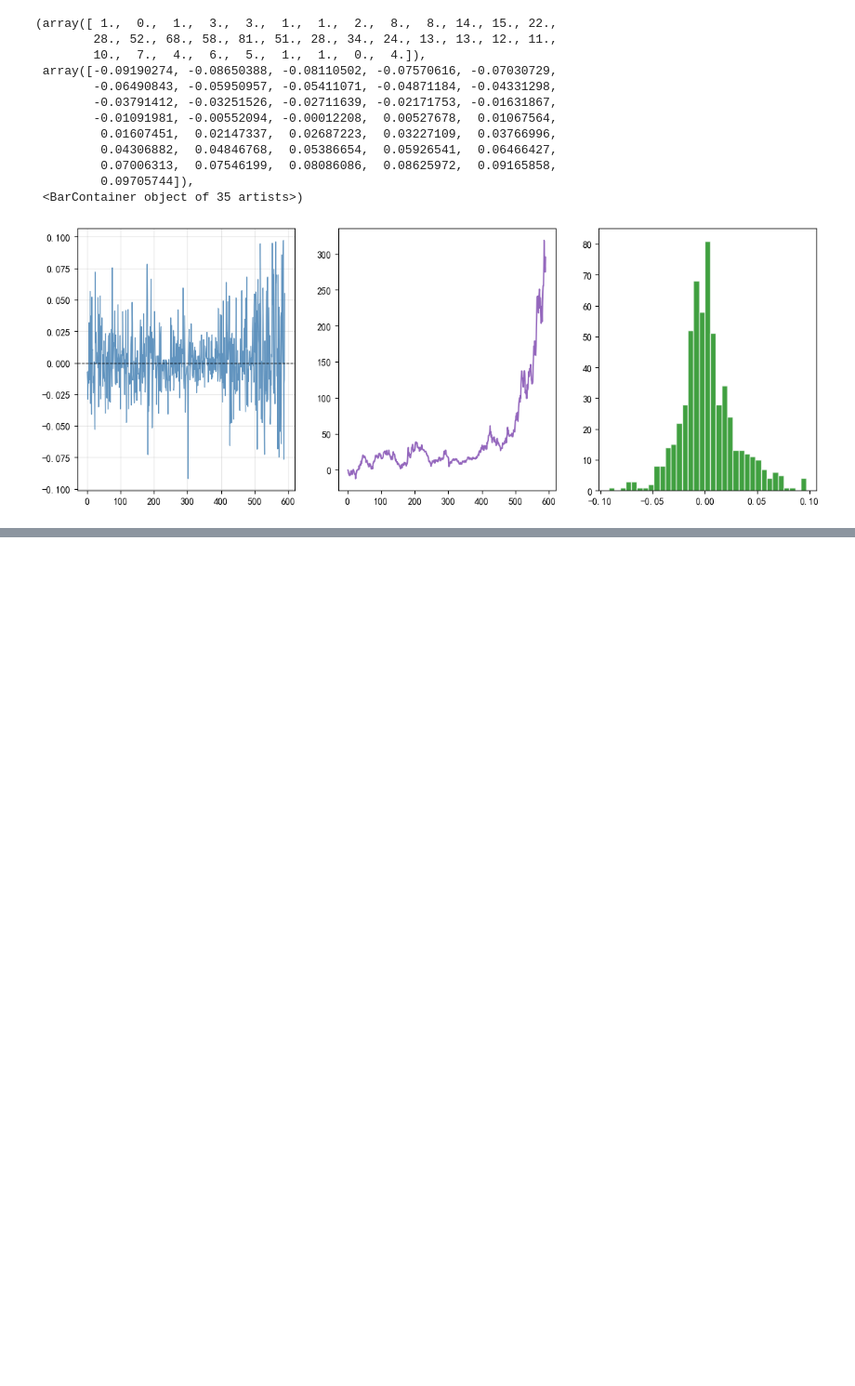
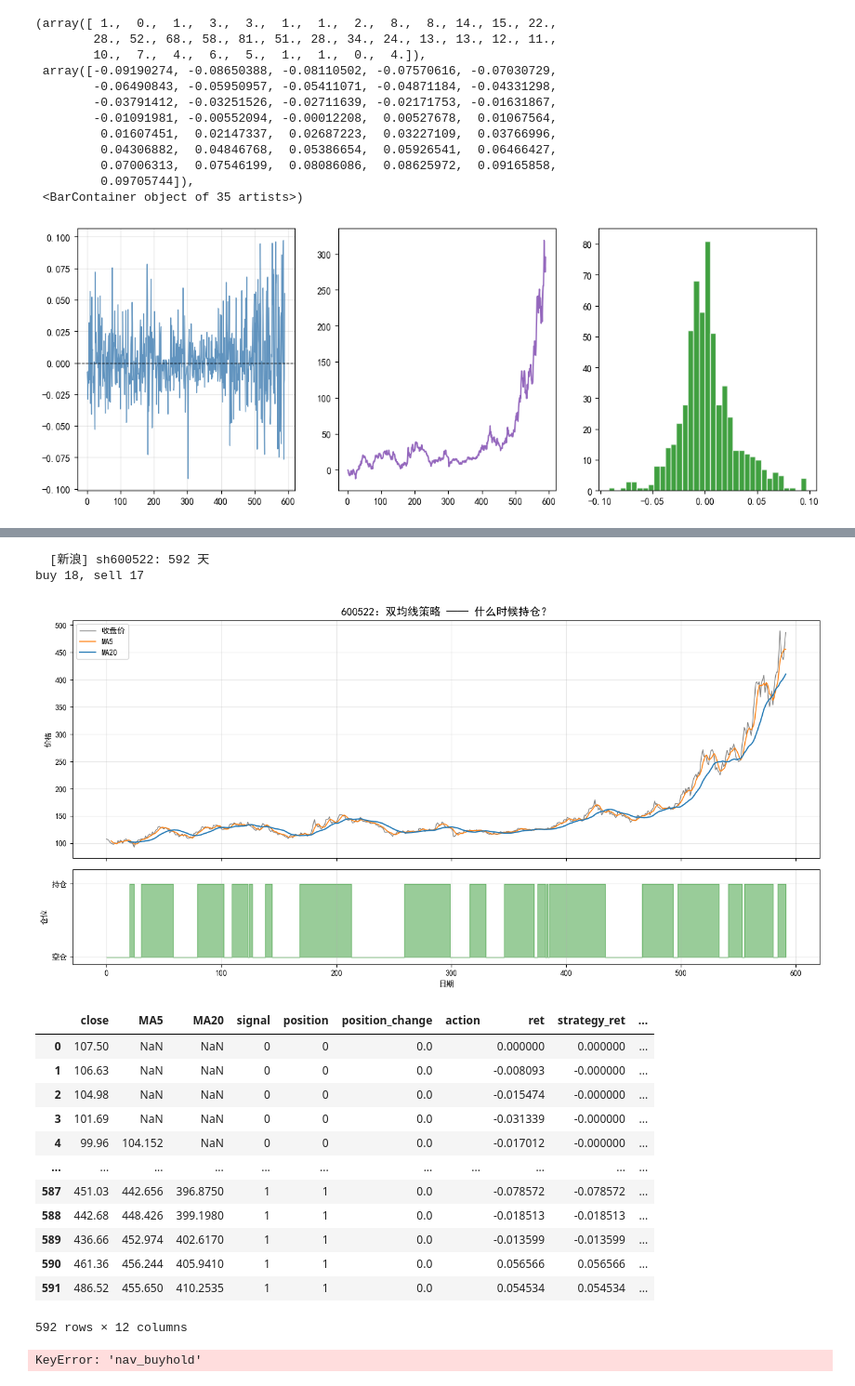
Before and after one commit to ChenxiWang-Dawn/Quant, a Jupyter notebook: notebooks/learnQuant.ipynb, the cells around one changed output, grey strips where cells are left out. Shown at 93% size. Drawn from its saved outputs; the diff is of its cells as text; code cells hidden in the pictures; blank space fills up the shorter version.

```diff
--- a/notebooks/learnQuant.ipynb
+++ b/notebooks/learnQuant.ipynb
@@ -279,0 +356,77 @@ Name: close, Length: 590, dtype: float64
+# %%
+# 4 策略回测
+TICKER = '600522'
+BENCHMARK = '399006'          # 创业板指数
+PERIOD = '2y'                 # 回测样本长度
+
+data  = get_a_stock_daily("600522","20240101","20260616", adjust="hfq")
+df = data[['close']].dropna().copy()
+
+df.columns = ['close']
+df['MA5']=df['close'].rolling(5).mean()
+df['MA20']=df['close'].rolling(20).mean()
+df['signal']=(df['MA5']>df['MA20']).astype(int)
+
+df['position']=df['signal'].shift(1).fillna(0).astype(int)
+
+df['position_change']=df['position'].diff().fillna(0)
+df['action']=''
+df.loc[df['position_change']>0,'action']='buy'
+df.loc[df['position_change']<0,'action']='sell'
+print(f'buy {(df["action"]=="buy").sum()}, sell {(df["action"]=="sell").sum()}')
+
+fig, axes = plt.subplots(2, 1, figsize=(14, 7), sharex=True,
+                         gridspec_kw={'height_ratios': [2.5, 1]})
+
+axes[0].plot(df.index, df['close'], color='gray', linewidth=1, label='收盘价')
+axes[0].plot(df.index, df['MA5'], color='tab:orange', linewidth=1.2, label='MA5')
+axes[0].plot(df.index, df['MA20'], color='tab:blue', linewidth=1.5, label='MA20')
+axes[0].set_ylabel('价格')
+axes[0].set_title(f'{TICKER}：双均线策略 —— 什么时候持仓？', fontsize=14)
+axes[0].legend(loc='upper left')
+axes[0].grid(True, alpha=0.3)
+
+axes[1].fill_between(df.index, 0, df['position'], step='post', alpha=0.4, color='green')
+axes[1].set_ylim(-0.1, 1.2)
+axes[1].set_yticks([0, 1])
+axes[1].set_yticklabels(['空仓', '持仓'])
+axes[1].set_xlabel('日期')
+axes[1].set_ylabel('仓位')
+axes[1].grid(True, alpha=0.3)
+
+plt.tight_layout()
+plt.show()
+
+df['ret'] = df['close'].pct_change().fillna(0)
+df['strategy_ret']=df['position']*df['ret']
+
+df['buy_hold_ret']=df['ret']
+
+df['nav_strategy']=(1+df['strategy_ret']).cumprod()
+df['nav_buy_hold']=(1+df['buy_hold_ret']).cumprod()
+
+display(df)
+fig, ax = plt.subplots(figsize=(14, 6))
+
+ax.plot(df.index, df['nav_strategy'], linewidth=2.2, color='tab:purple',
+        label=f'双均线策略 ({TICKER})')
+ax.plot(df.index, df['nav_buy_hold'], linewidth=1.8, color='tab:blue', alpha=0.85,
+        label=f'买入持有 ({TICKER})')
+# %% [output]
+  [新浪] sh600522: 592 天
+buy 18, sell 17
+[figure, added]
+|  | close | MA5 | MA20 | signal | position | position_change | action | ret | strategy_ret | ... |
+| 0 | 107.50 | NaN | NaN | 0 | 0 | 0.0 |  | 0.000000 | 0.000000 | ... |
+| 1 | 106.63 | NaN | NaN | 0 | 0 | 0.0 |  | -0.008093 | -0.000000 | ... |
+| 2 | 104.98 | NaN | NaN | 0 | 0 | 0.0 |  | -0.015474 | -0.000000 | ... |
+| 3 | 101.69 | NaN | NaN | 0 | 0 | 0.0 |  | -0.031339 | -0.000000 | ... |
+| 4 | 99.96 | 104.152 | NaN | 0 | 0 | 0.0 |  | -0.017012 | -0.000000 | ... |
+| ... | ... | ... | ... | ... | ... | ... | ... | ... | ... | ... |
+| 587 | 451.03 | 442.656 | 396.8750 | 1 | 1 | 0.0 |  | -0.078572 | -0.078572 | ... |
+| 588 | 442.68 | 448.426 | 399.1980 | 1 | 1 | 0.0 |  | -0.018513 | -0.018513 | ... |
+| 589 | 436.66 | 452.974 | 402.6170 | 1 | 1 | 0.0 |  | -0.013599 | -0.013599 | ... |
+| 590 | 461.36 | 456.244 | 405.9410 | 1 | 1 | 0.0 |  | 0.056566 | 0.056566 | ... |
+| 591 | 486.52 | 455.650 | 410.2535 | 1 | 1 | 0.0 |  | 0.054534 | 0.054534 | ... |
+592 rows × 12 columns
+KeyError: 'nav_buyhold'
```
Also changed, not shown: parts of 6 cells of this notebook, 2 other files.
